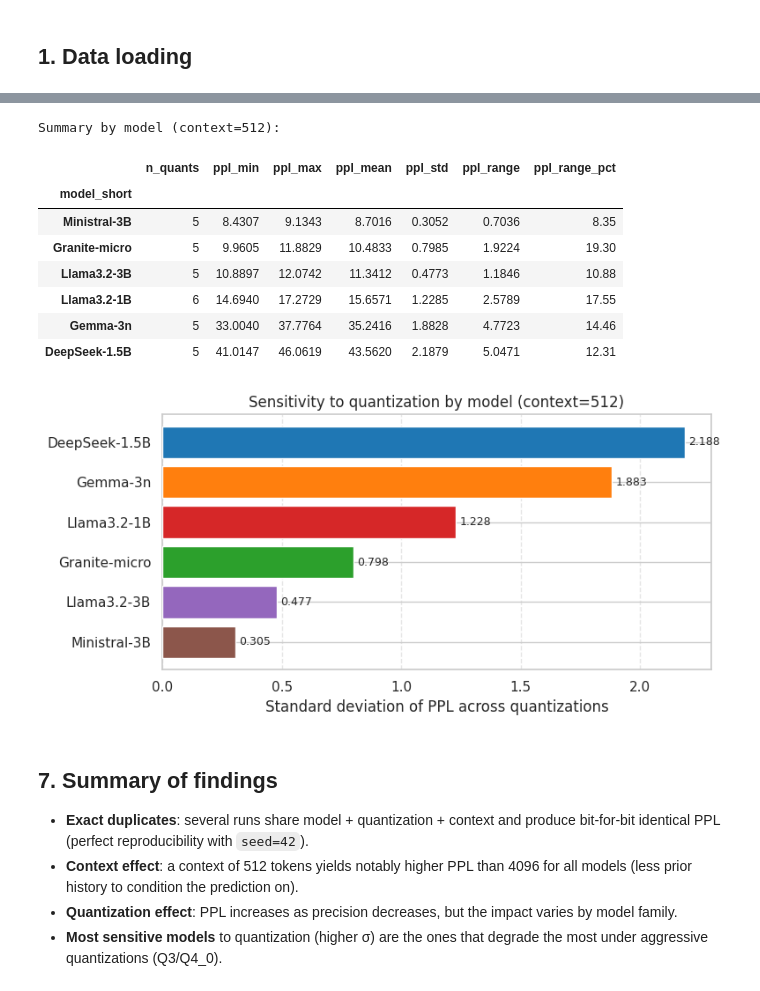
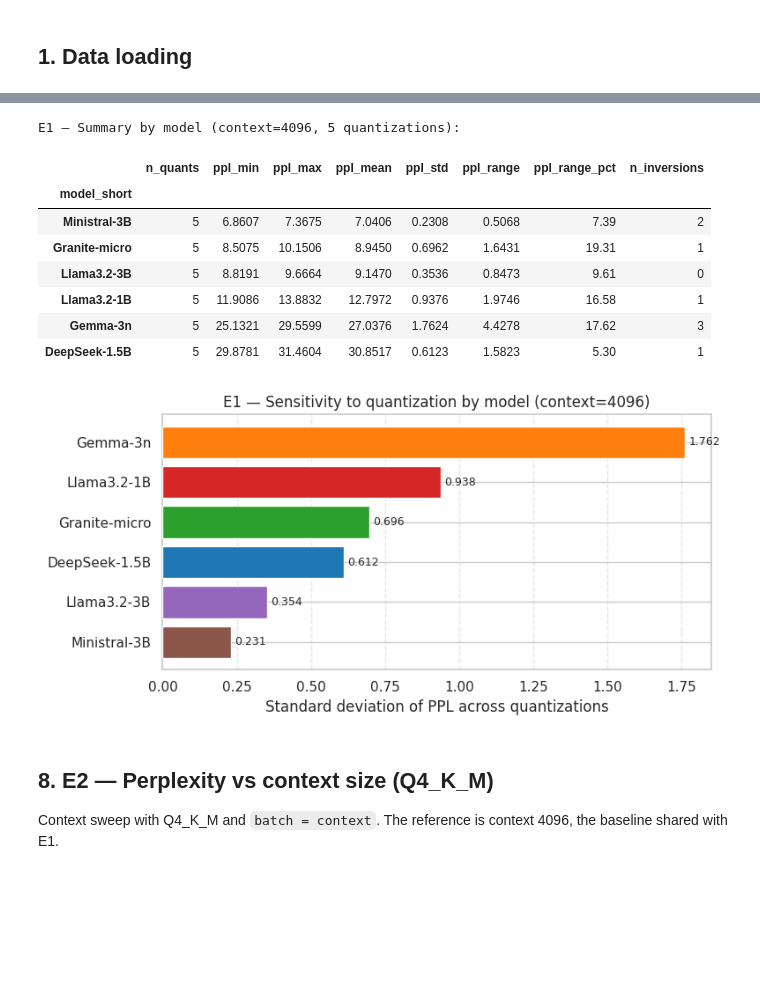
Before and after one commit to TFG-yisuscc/MonitorSystemVisualizer, a Jupyter notebook: notebooks/12_perplejidad.ipynb, the cells around one changed output, grey strips where cells are left out. Saved outputs shown, nothing was run; the diff lists cells and outputs as text; code cells hidden in the pictures; blank space fills up the shorter version.

Commit message:
added perplexity for e1 and e2

```diff
--- a/notebooks/12_perplejidad.ipynb
+++ b/notebooks/12_perplejidad.ipynb
@@ -7,6 +16,5 @@ by model and quantization.
 # %%
 import json
-import os
 import re
 from pathlib import Path
 
@@ -16,12 +24,23 @@ import matplotlib.patches as mpatches
 import numpy as np
 import seaborn as sns
 
-DATA_DIR = Path("../data/TFG-DATA/Perplejidad")
+_here = Path.cwd()
+PROJECT_ROOT = _here.parent if _here.name == "notebooks" else _here
+PPL_ROOT = PROJECT_ROOT / "data" / "TFG-DATA" / "Perplejidad_V2"
+DIR_E1 = PPL_ROOT / "results_e1"
+DIR_E2 = PPL_ROOT / "results_e2"
+for d in (DIR_E1, DIR_E2):
+    assert d.is_dir(), f"Not found: {d.resolve()}"
+
+FIG_DIR = PROJECT_ROOT / "notebooks" / "figures" / "05_Resultados" / "Perplejidad"
+FIG_DIR.mkdir(parents=True, exist_ok=True)
 
 # Quantization order from lowest to highest quality
 QUANT_ORDER = ["Q3_K_M", "Q4_0", "Q4_K_M", "Q5_K_M", "Q8_0", "BF16"]
+# Context sizes of E2 (ascending)
+CONTEXT_ORDER = [512, 1024, 2048, 4096, 5120]
 
 sns.set_theme(style="whitegrid", palette="tab10")
-print(f"Directory: {DATA_DIR.resolve()}")
-print(f"Runs found: {len(list(DATA_DIR.iterdir()))}")
+print(f"E1 runs: {sum(1 for _ in DIR_E1.glob('*/resumen.json'))}  ({DIR_E1.resolve()})")
+print(f"E2 runs: {sum(1 for _ in DIR_E2.glob('*/resumen.json'))}  ({DIR_E2.resolve()})")
 # %% [output]
@@ -410,48 +364,55 @@ plt.show()
 # %%
-summary = df_dedup.groupby("model_short", sort=False).agg(
+df_e1_5q = df_e1[df_e1["quant"] != "BF16"]
+
+summary = df_e1_5q.groupby("model_short").agg(
     n_quants=("quant", "count"),
     ppl_min=("ppl", "min"),
     ppl_max=("ppl", "max"),
     ppl_mean=("ppl", "mean"),
     ppl_std=("ppl", "std"),
-    ppl_range=("ppl", lambda x: x.max() - x.min()),
 ).round(4)
+summary["ppl_range"] = summary["ppl_max"] - summary["ppl_min"]
+summary["ppl_range_pct"] = (summary["ppl_range"] / summary["ppl_min"] * 100).round(2)
 
-summary["ppl_range_pct"] = ((summary["ppl_range"] / summary["ppl_min"]) * 100).round(2)
-print("Summary by model (context=512):")
+
+def n_inversions(g):
+    p = g.sort_values("quant")["ppl"].to_numpy()
+    return int((np.diff(p) > 0).sum())  # PPL going up as quality goes up
+
+
+summary["n_inversions"] = df_e1_5q.groupby("model_short").apply(n_inversions, include_groups=False)
+print("E1 — Summary by model (context=4096, 5 quantizations):")
 summary.sort_values("ppl_mean")
 # %% [output]
-Summary by model (context=512):
+E1 — Summary by model (context=4096, 5 quantizations):
-|  | n_quants | ppl_min | ppl_max | ppl_mean | ppl_std | ppl_range | ppl_range_pct |
-| model_short |  |  |  |  |  |  |  |
-| Ministral-3B | 5 | 8.4307 | 9.1343 | 8.7016 | 0.3052 | 0.7036 | 8.35 |
-| Granite-micro | 5 | 9.9605 | 11.8829 | 10.4833 | 0.7985 | 1.9224 | 19.30 |
-| Llama3.2-3B | 5 | 10.8897 | 12.0742 | 11.3412 | 0.4773 | 1.1846 | 10.88 |
-| Llama3.2-1B | 6 | 14.6940 | 17.2729 | 15.6571 | 1.2285 | 2.5789 | 17.55 |
-| Gemma-3n | 5 | 33.0040 | 37.7764 | 35.2416 | 1.8828 | 4.7723 | 14.46 |
-| DeepSeek-1.5B | 5 | 41.0147 | 46.0619 | 43.5620 | 2.1879 | 5.0471 | 12.31 |
+|  | n_quants | ppl_min | ppl_max | ppl_mean | ppl_std | ppl_range | ppl_range_pct | n_inversions |
+| model_short |  |  |  |  |  |  |  |  |
+| Ministral-3B | 5 | 6.8607 | 7.3675 | 7.0406 | 0.2308 | 0.5068 | 7.39 | 2 |
+| Granite-micro | 5 | 8.5075 | 10.1506 | 8.9450 | 0.6962 | 1.6431 | 19.31 | 1 |
+| Llama3.2-3B | 5 | 8.8191 | 9.6664 | 9.1470 | 0.3536 | 0.8473 | 9.61 | 0 |
+| Llama3.2-1B | 5 | 11.9086 | 13.8832 | 12.7972 | 0.9376 | 1.9746 | 16.58 | 1 |
+| Gemma-3n | 5 | 25.1321 | 29.5599 | 27.0376 | 1.7624 | 4.4278 | 17.62 | 3 |
+| DeepSeek-1.5B | 5 | 29.8781 | 31.4604 | 30.8517 | 0.6123 | 1.5823 | 5.30 | 1 |
 # %%
-# ── 5.4  Standard deviation of PPL across quantizations by model ────────────
+# ── 6.4  Standard deviation of PPL across quantizations by model ─────────────
 fig, ax = plt.subplots(figsize=(8, 4))
 
 summary_sorted = summary.sort_values("ppl_std", ascending=True)
-colors = [palette3.get(m, "steelblue") for m in summary_sorted.index]
+colors = [MODEL_PALETTE[m] for m in summary_sorted.index]
 
 bars = ax.barh(summary_sorted.index, summary_sorted["ppl_std"], color=colors, zorder=3)
 ax.bar_label(bars, fmt="%.3f", padding=3, fontsize=9)
 ax.set_xlabel("Standard deviation of PPL across quantizations")
-ax.set_title("Sensitivity to quantization by model (context=512)")
+ax.set_title("E1 — Sensitivity to quantization by model (context=4096)")
 ax.xaxis.grid(True, linestyle="--", alpha=0.5)
 ax.set_axisbelow(True)
 plt.tight_layout()
-plt.savefig("figures/ppl_std_por_modelo.png", dpi=150, bbox_inches="tight")
+plt.savefig(FIG_DIR / "e1_ppl_std_por_modelo.png", dpi=150, bbox_inches="tight")
 plt.show()
 # %% [output]
-[figure, old version]
+[figure, new version]
 # %% [markdown]
-## 7. Summary of findings
+## 8. E2 — Perplexity vs context size (Q4_K_M)
 
-- **Exact duplicates**: several runs share model + quantization + context and produce bit-for-bit identical PPL (perfect reproducibility with `seed=42`).
-- **Context effect**: a context of 512 tokens yields notably higher PPL than 4096 for all models (less prior history to condition the prediction on).
-- **Quantization effect**: PPL increases as precision decreases, but the impact varies by model family.
-- **Most sensitive models** to quantization (higher σ) are the ones that degrade the most under aggressive quantizations (Q3/Q4_0).
+Context sweep with Q4_K_M and `batch = context`. The reference is context 4096, the baseline
+shared with E1.
```
Also changed, not shown: parts of 19 cells of this notebook, 2 other files.
